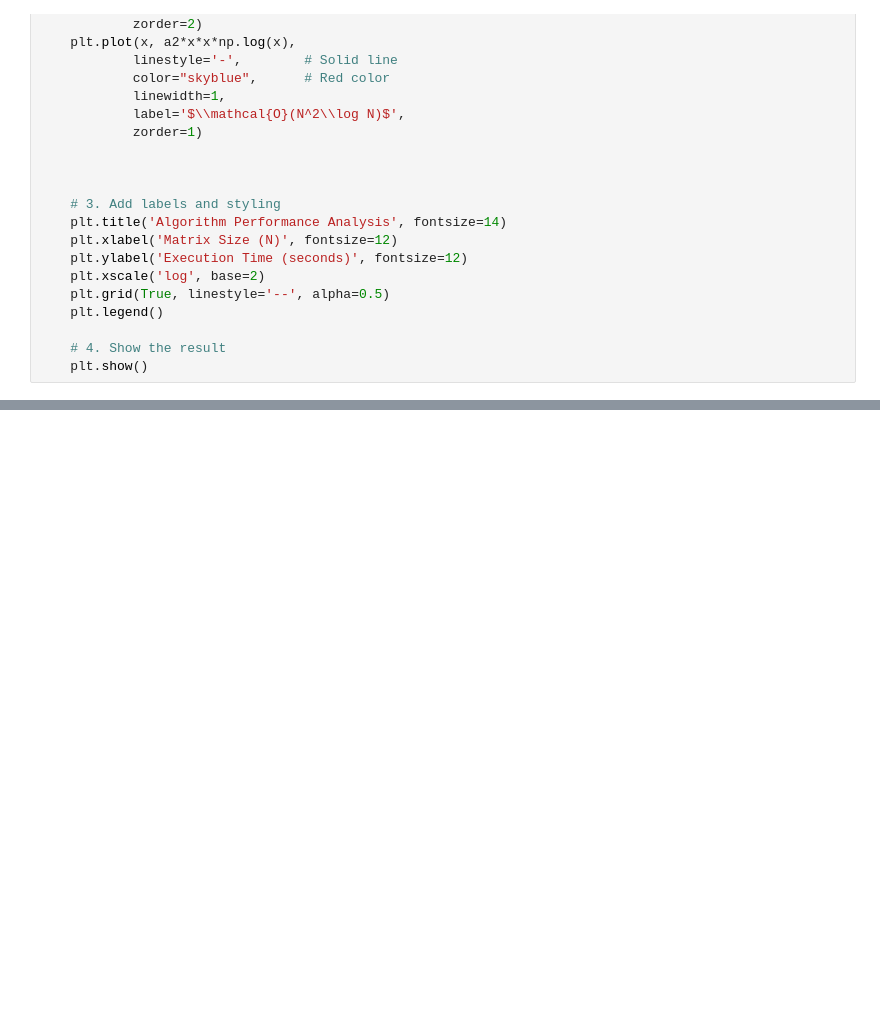
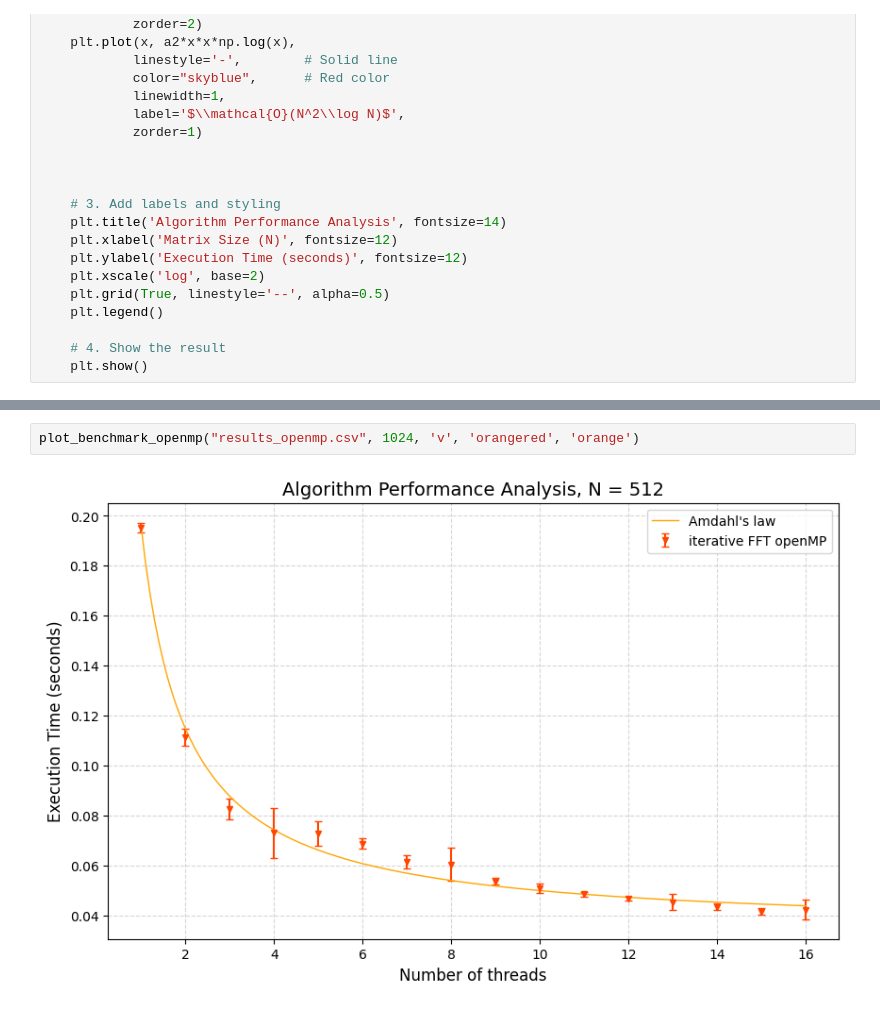
Before and after one commit to LauraRavagnani/Accelerated_FFT, a Jupyter notebook: visualize.ipynb, the cells around one changed output, grey strips where cells are left out. Saved outputs shown, nothing was run; the diff lists cells and outputs as text; blank space fills up the shorter version.

```diff
--- a/visualize.ipynb
+++ b/visualize.ipynb
@@ -252,0 +234,4 @@ plot_benchmark_openmp("results_omp_4096.csv")
+# %%
+plot_benchmark_openmp("results_openmp.csv", 1024, 'v', 'orangered', 'orange')
+# %% [output]
+[figure, added]
```
Also changed, not shown: parts of 8 cells of this notebook, 16 other files.
